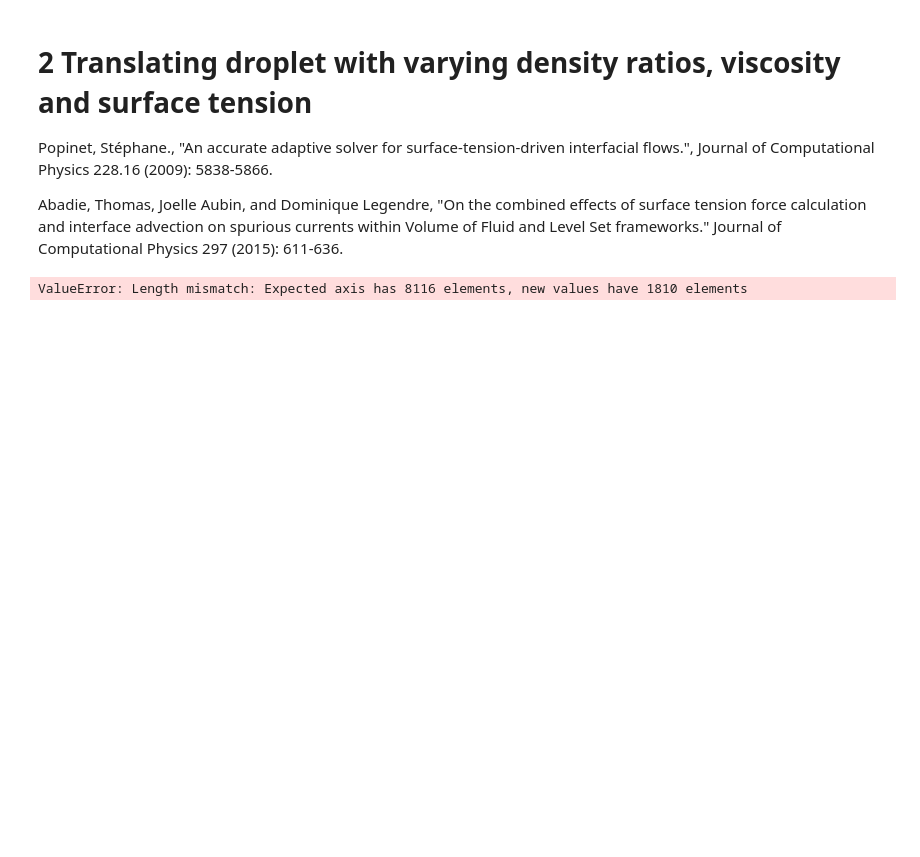
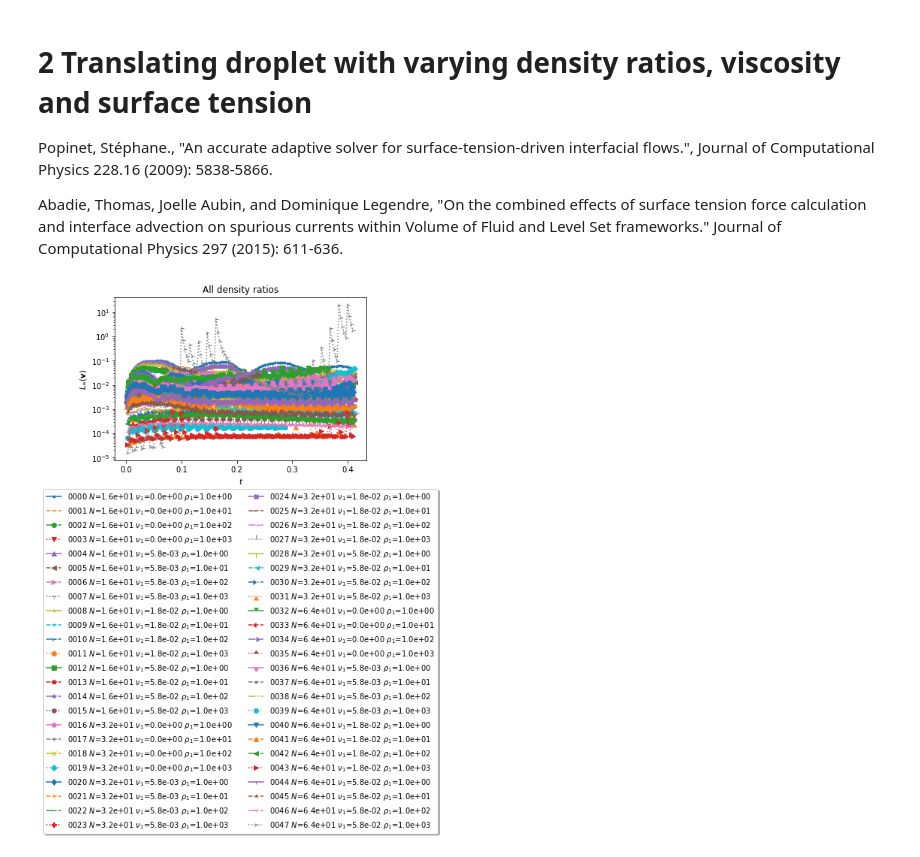
Before and after one commit to CRC-1194/lent, a Jupyter notebook: cases/flow-solution/translating-droplet/three-dimensional/translating-droplet-3D.ipynb, the cells around one changed output. Saved outputs shown, nothing was run; the diff lists cells and outputs as text; code cells hidden in the pictures; blank space fills up the shorter version.

```diff
--- a/cases/flow-solution/translating-droplet/three-dimensional/translating-droplet-3D.ipynb
+++ b/cases/flow-solution/translating-droplet/three-dimensional/translating-droplet-3D.ipynb
@@ -66,16 +66,16 @@ of surface tension force calculation and interface advection on spurious
 currents within Volume of Fluid and Level Set frameworks." Journal of
 Computational Physics 297 (2015): 611-636.
 # %%
-popinet2009Agglom  = datglom.data_agglomerator("popinet2009.parameter",
-                                               "popinet2009.parameter_00000_template_copy_block",
+popinet_2009_agglom  = datglom.data_agglomerator("popinet2009.parameter",
+                                               "noMomentumPredictor/popinet2009.parameter_00000_template_copy_block",
                                                "stationaryDropletResults.csv")
 
-popinet2009Dframe = popinet2009Agglom.study_dataframe()
+popinet_2009_df = popinet_2009_agglom.study_dataframe()
 
-plot_dframe(popinet2009Dframe, popinet2009Agglom,
+plot_dframe(popinet_2009_df, popinet_2009_agglom,
             title="All density ratios",
             plotDict=plotDict)
 # %% [output]
-ValueError: Length mismatch: Expected axis has 8116 elements, new values have 1810 elements
+[figure, added]
 # %%
 idx = pd.IndexSlice
```
Also changed, not shown: parts of 9 cells of this notebook, 3 other files.
